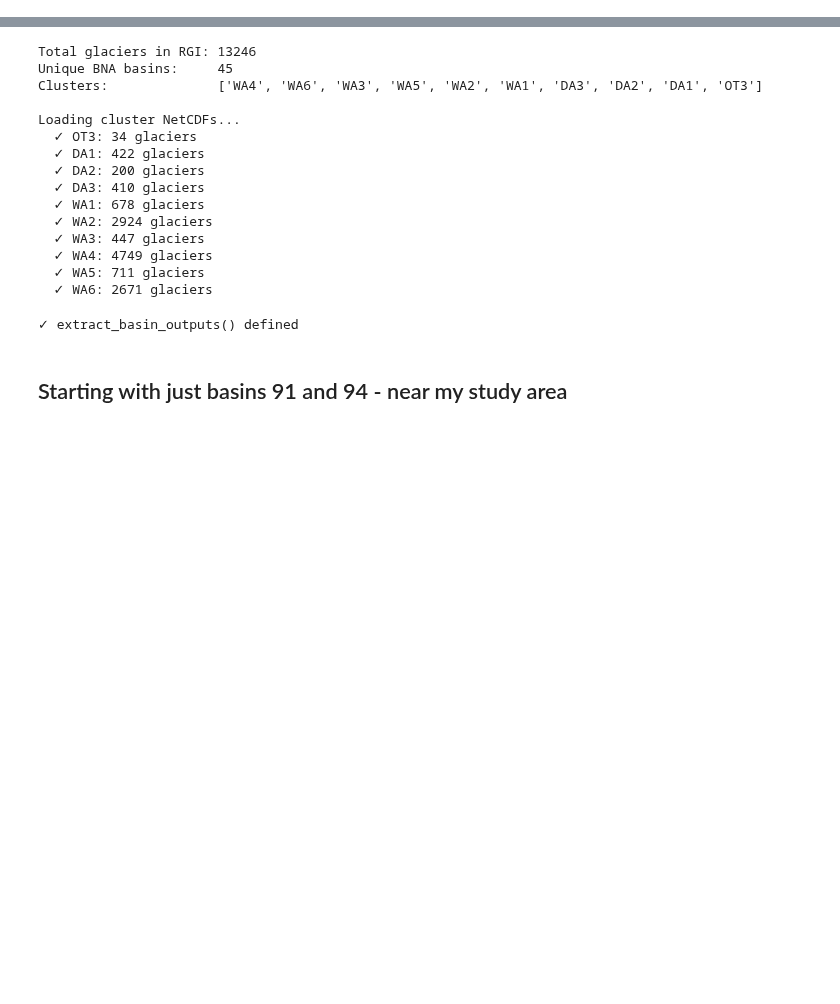
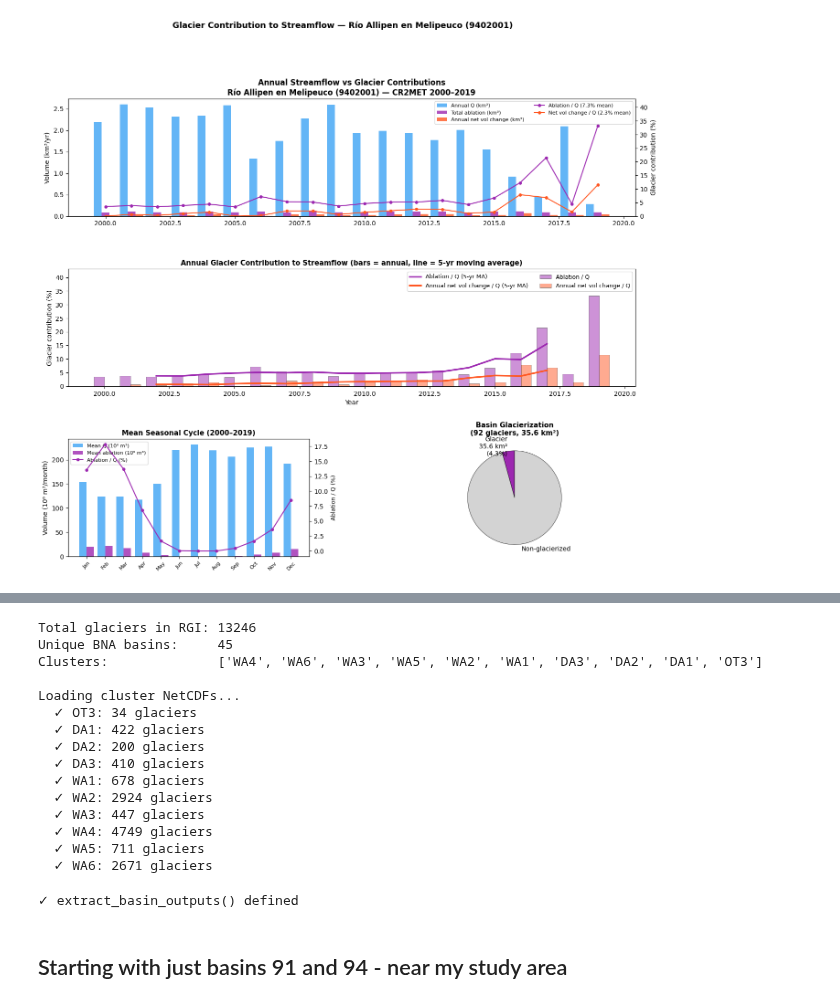
Before and after one commit to millie-spencer/OGGM_CR2_Chile, a Jupyter notebook: mb_by_basin.ipynb, the cells around one changed output, grey strips where cells are left out. Saved outputs shown, nothing was run; the diff lists cells and outputs as text; code cells hidden in the pictures; blank space fills up the shorter version.

Commit message:
recovered mb_by_basin

```diff
--- a/mb_by_basin.ipynb
+++ b/mb_by_basin.ipynb
@@ -2,0 +270,98 @@
+# %%
+"""Cell 6: Plot annual + seasonal glacier contributions"""
+
+import matplotlib.pyplot as plt
+import matplotlib.gridspec as gridspec
+
+C_Q      = '#2196F3'
+C_IMBAL  = '#FF5722'   # net volume change
+C_MELT   = '#9C27B0'   # total ablation
+MONTH_NAMES = ['Jan','Feb','Mar','Apr','May','Jun',
+               'Jul','Aug','Sep','Oct','Nov','Dec']
+
+fig = plt.figure(figsize=(16, 13))
+gs  = gridspec.GridSpec(3, 2, figure=fig, hspace=0.45, wspace=0.35)
+
+# ── Panel 1: Annual Q vs both glacier quantities ───────────────────────────
+ax1  = fig.add_subplot(gs[0, :])
+ax1b = ax1.twinx()
+
+x = np.array(common_years, dtype=float)
+ax1.bar(x - 0.3, q_ann    / 1e9, width=0.3, color=C_Q,     alpha=0.7, label='Annual Q (km³)')
+ax1.bar(x,       gl_melt  / 1e9, width=0.3, color=C_MELT,  alpha=0.8, label='Total ablation (km³)')
+ax1.bar(x + 0.3, gl_imbal / 1e9, width=0.3, color=C_IMBAL, alpha=0.8, label='Annual net vol change (km³)')
+ax1b.plot(x, frac_melt.values,  '-o', color=C_MELT,  markersize=4, linewidth=1.5,
+          label=f'Ablation / Q ({frac_melt.mean():.1f}% mean)')
+ax1b.plot(x, frac_imbal.values, '-o', color=C_IMBAL, markersize=4, linewidth=1.5,
+          label=f'Net vol change / Q ({frac_imbal.mean():.1f}% mean)')
+
+ax1.set_ylabel('Volume (km³/yr)', fontsize=10)
+ax1b.set_ylabel('Glacier contribution (%)', fontsize=10)
+ax1b.set_ylim(0, max(frac_melt.max() * 1.3, 10))
+ax1.set_title('Annual Streamflow vs Glacier Contributions\n'
+              'Río Allipen en Melipeuco (9402001) — CR2MET 2000–2019',
+              fontsize=12, fontweight='bold')
+lines1, labs1 = ax1.get_legend_handles_labels()
+lines2, labs2 = ax1b.get_legend_handles_labels()
+ax1.legend(lines1 + lines2, labs1 + labs2, fontsize=8, loc='upper right', ncol=2)
+
+# ── Panel 2: Annual fractions with 5-yr moving average ────────────────────
+ax2 = fig.add_subplot(gs[1, :])
+
+# Bar charts
+ax2.bar(x - 0.2, frac_melt.values,  width=0.4, color=C_MELT,
+        alpha=0.5, edgecolor='black', linewidth=0.5, label='Ablation / Q')
+ax2.bar(x + 0.2, frac_imbal.values, width=0.4, color=C_IMBAL,
+        alpha=0.5, edgecolor='black', linewidth=0.5, label='Annual net vol change / Q')
+
+# 5-year moving averages
+ma_melt  = pd.Series(frac_melt.values,  index=x).rolling(5, center=True).mean()
+ma_imbal = pd.Series(frac_imbal.values, index=x).rolling(5, center=True).mean()
+
+ax2.plot(x, ma_melt.values,  '-', color=C_MELT,  linewidth=2.5,
+         label='Ablation / Q (5-yr MA)')
+ax2.plot(x, ma_imbal.values, '-', color=C_IMBAL, linewidth=2.5,
+         label='Annual net vol change / Q (5-yr MA)')
+
+ax2.set_ylabel('Glacier contribution (%)', fontsize=10)
+ax2.set_xlabel('Year', fontsize=10)
+ax2.set_ylim(0, max(frac_melt.max() * 1.3, 5))
+ax2.set_title('Annual Glacier Contribution to Streamflow (bars = annual, line = 5-yr moving average)',
+              fontsize=11, fontweight='bold')
+ax2.legend(fontsize=9, ncol=2)
+
+# ── Panel 3: Mean seasonal cycle ──────────────────────────────────────────
+ax3  = fig.add_subplot(gs[2, 0])
+ax3b = ax3.twinx()
+ax3.bar(np.arange(1,13) - 0.2, q_seasonal  / 1e6, width=0.4,
+        color=C_Q,    alpha=0.7, label='Mean Q (10⁶ m³)')
+ax3.bar(np.arange(1,13) + 0.2, gl_mon_mean / 1e6, width=0.4,
+        color=C_MELT, alpha=0.8, label='Mean ablation (10⁶ m³)')
+ax3b.plot(range(1,13), gl_seasonal.values, '-o',
+          color=C_MELT, markersize=4, linewidth=1.5, label='Ablation / Q (%)')
+ax3.set_xticks(range(1, 13))
+ax3.set_xticklabels(MONTH_NAMES, fontsize=8, rotation=45)
+ax3.set_ylabel('Volume (10⁶ m³/month)', fontsize=10)
+ax3b.set_ylabel('Ablation / Q (%)', fontsize=9)
+ax3.set_title('Mean Seasonal Cycle (2000–2019)', fontsize=11, fontweight='bold')
+lines3, labs3 = ax3.get_legend_handles_labels()
+lines4, labs4 = ax3b.get_legend_handles_labels()
+ax3.legend(lines3 + lines4, labs3 + labs4, fontsize=8)
+
+# ── Panel 4: Basin glacierization pie ─────────────────────────────────────
+ax4 = fig.add_subplot(gs[2, 1])
+glacier_pct = glacier_area / basin_area_km2 * 100
+sizes  = [glacier_area, basin_area_km2 - glacier_area]
+labels = [f'Glacier\n{glacier_area:.1f} km²\n({glacier_pct:.1f}%)', 'Non-glacierized']
+ax4.pie(sizes, labels=labels, colors=[C_MELT, 'lightgray'],
+        startangle=90, wedgeprops=dict(edgecolor='black', linewidth=0.5))
+ax4.set_title(f'Basin Glacierization\n({len(rgi_ids)} glaciers, {glacier_area:.1f} km²)',
+              fontsize=11, fontweight='bold')
+
+plt.suptitle('Glacier Contribution to Streamflow — Río Allipen en Melipeuco (9402001)',
+             fontsize=13, fontweight='bold', y=1.01)
+plt.savefig('/Users/milliespencer/Desktop/CR2_OGGM_Paper/Allipen_glacier_contribution.png',
+            dpi=300, bbox_inches='tight')
+plt.show()
+# %% [output]
+[figure, added]
```
Also changed, not shown: parts of 20 cells of this notebook.
